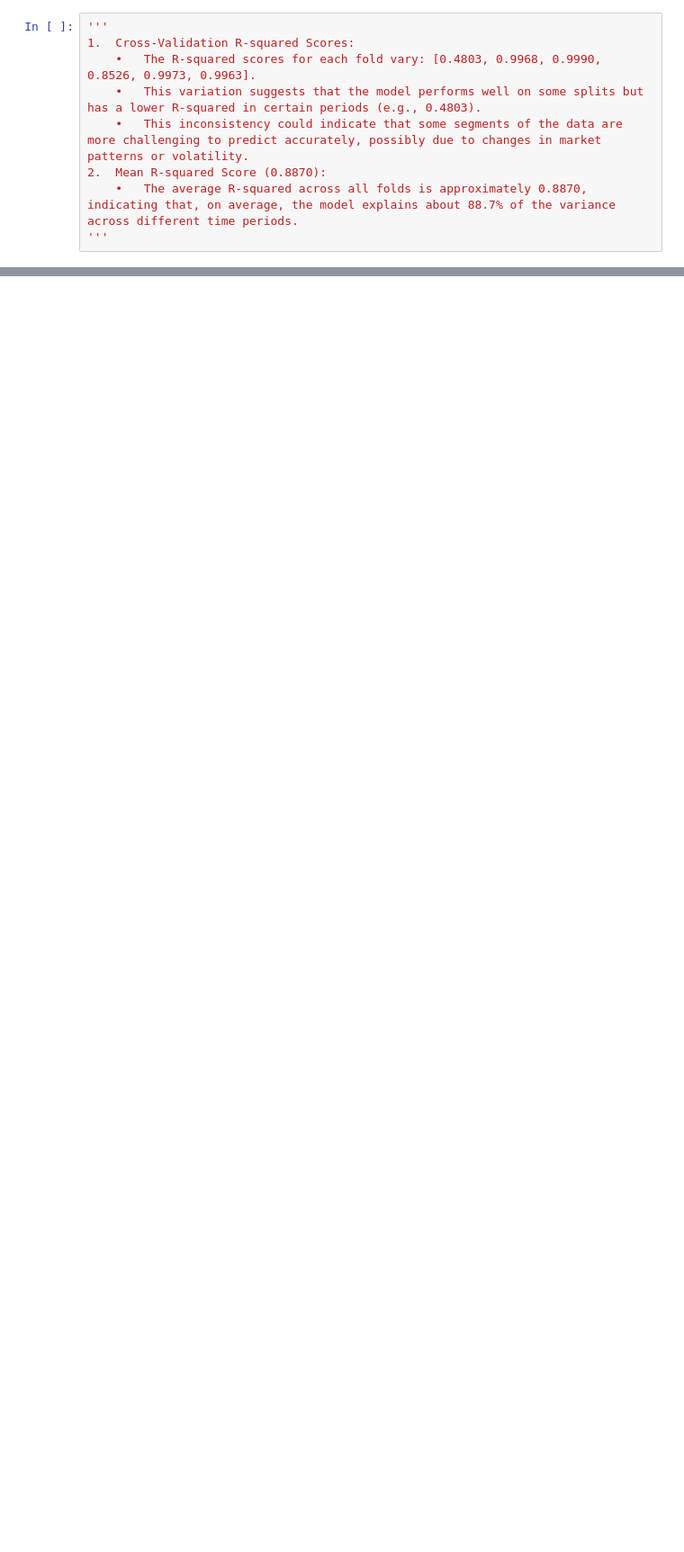
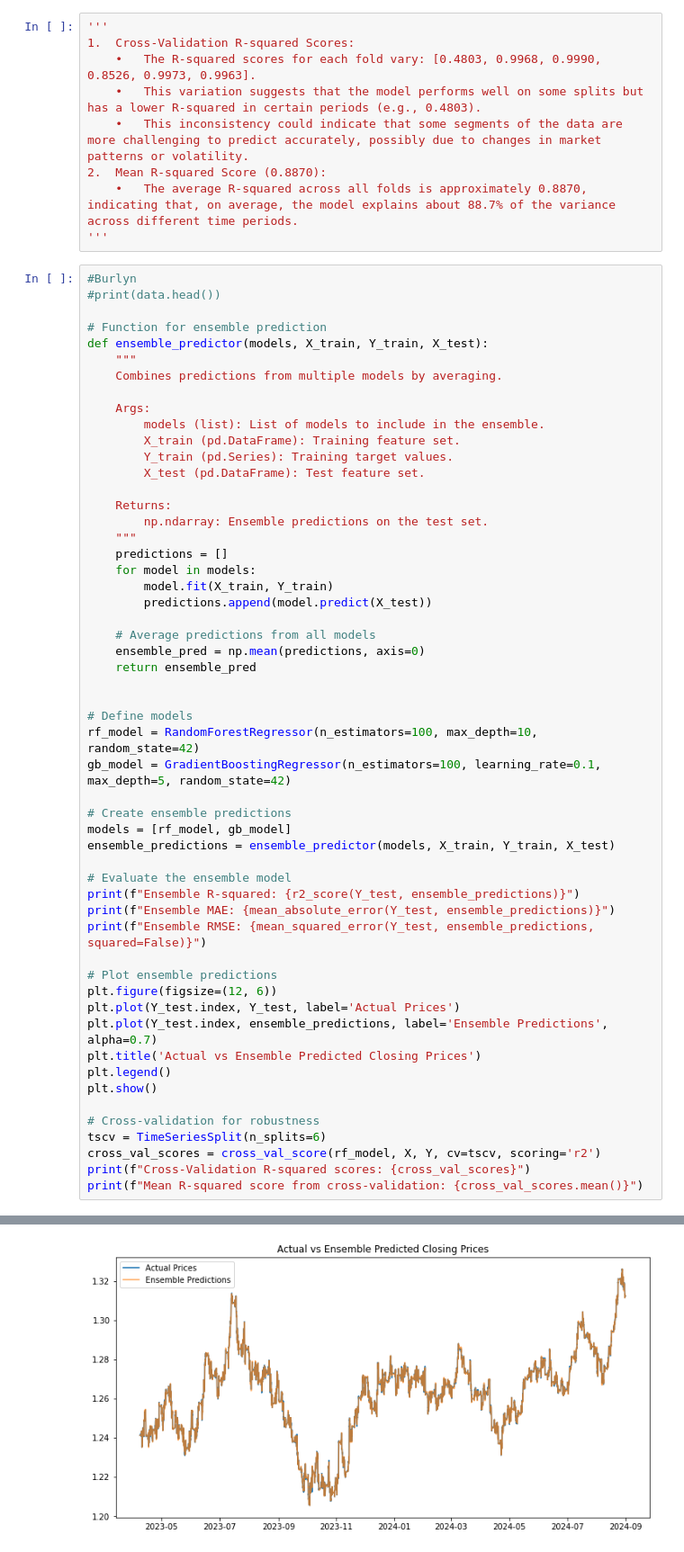
Before and after one commit to BerlinA-B/AlgoTradingProject, a Jupyter notebook: Progress_Updated_ATPM.ipynb, the cells around one changed output, grey strips where cells are left out. Shown at 90% size. Drawn from its saved outputs; the diff is of its cells as text; blank space fills up the shorter version.

Commit message:
added ensemble predictor

```diff
--- a/Progress_Updated_ATPM.ipynb
+++ b/Progress_Updated_ATPM.ipynb
@@ -122,3 +124,58 @@ Interpretation :
 2.	Mean R-squared Score (0.8870):
 	•	The average R-squared across all folds is approximately 0.8870, indicating that, on average, the model explains about 88.7% of the variance across different time periods.
 '''
+# %%
+#Burlyn
+#print(data.head())
+
+# Function for ensemble prediction
+def ensemble_predictor(models, X_train, Y_train, X_test):
+    """
+    Combines predictions from multiple models by averaging.
+
+    Args:
+        models (list): List of models to include in the ensemble.
+        X_train (pd.DataFrame): Training feature set.
+        Y_train (pd.Series): Training target values.
+        X_test (pd.DataFrame): Test feature set.
+
+    Returns:
+        np.ndarray: Ensemble predictions on the test set.
+    """
+    predictions = []
+    for model in models:
+        model.fit(X_train, Y_train)
+        predictions.append(model.predict(X_test))
+
+    # Average predictions from all models
+    ensemble_pred = np.mean(predictions, axis=0)
+    return ensemble_pred
+
+
+# Define models
+rf_model = RandomForestRegressor(n_estimators=100, max_depth=10, random_state=42)
+gb_model = GradientBoostingRegressor(n_estimators=100, learning_rate=0.1, max_depth=5, random_state=42)
+
+# Create ensemble predictions
+models = [rf_model, gb_model]
+ensemble_predictions = ensemble_predictor(models, X_train, Y_train, X_test)
+
+# Evaluate the ensemble model
+print(f"Ensemble R-squared: {r2_score(Y_test, ensemble_predictions)}")
+print(f"Ensemble MAE: {mean_absolute_error(Y_test, ensemble_predictions)}")
+print(f"Ensemble RMSE: {mean_squared_error(Y_test, ensemble_predictions, squared=False)}")
+
+# Plot ensemble predictions
+plt.figure(figsize=(12, 6))
+plt.plot(Y_test.index, Y_test, label='Actual Prices')
+plt.plot(Y_test.index, ensemble_predictions, label='Ensemble Predictions', alpha=0.7)
+plt.title('Actual vs Ensemble Predicted Closing Prices')
+plt.legend()
+plt.show()
+
+# Cross-validation for robustness
+tscv = TimeSeriesSplit(n_splits=6)
+cross_val_scores = cross_val_score(rf_model, X, Y, cv=tscv, scoring='r2')
+print(f"Cross-Validation R-squared scores: {cross_val_scores}")
+print(f"Mean R-squared score from cross-validation: {cross_val_scores.mean()}")
+# %% [output]
@@ -124,0 +185 @@ Interpretation :
+[figure, added]
```
Also changed, not shown: parts of 3 cells of this notebook.
